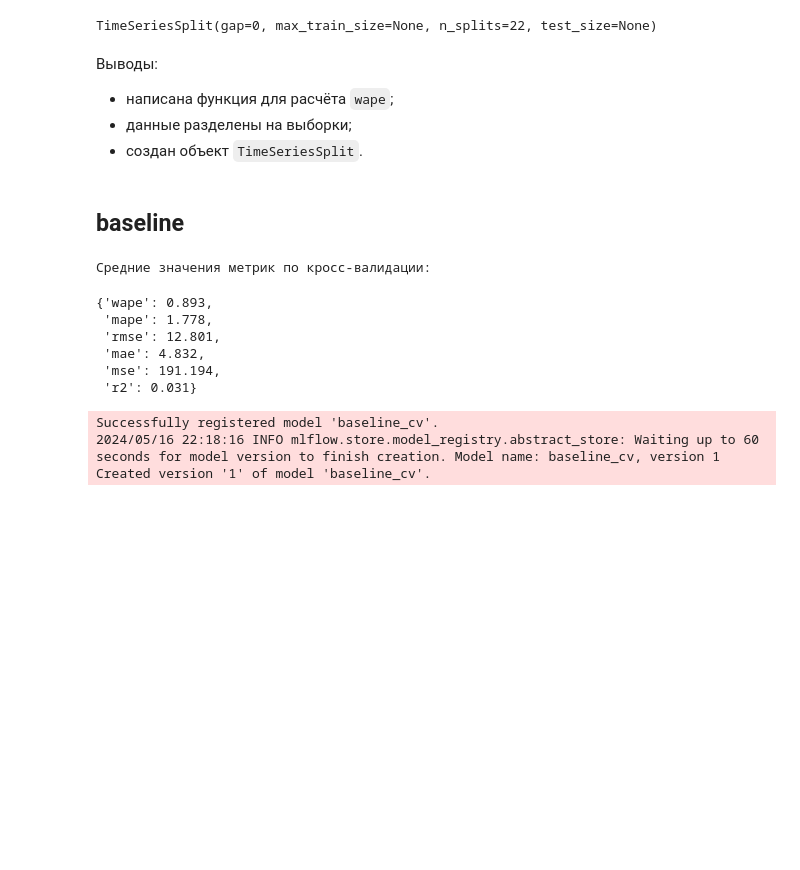
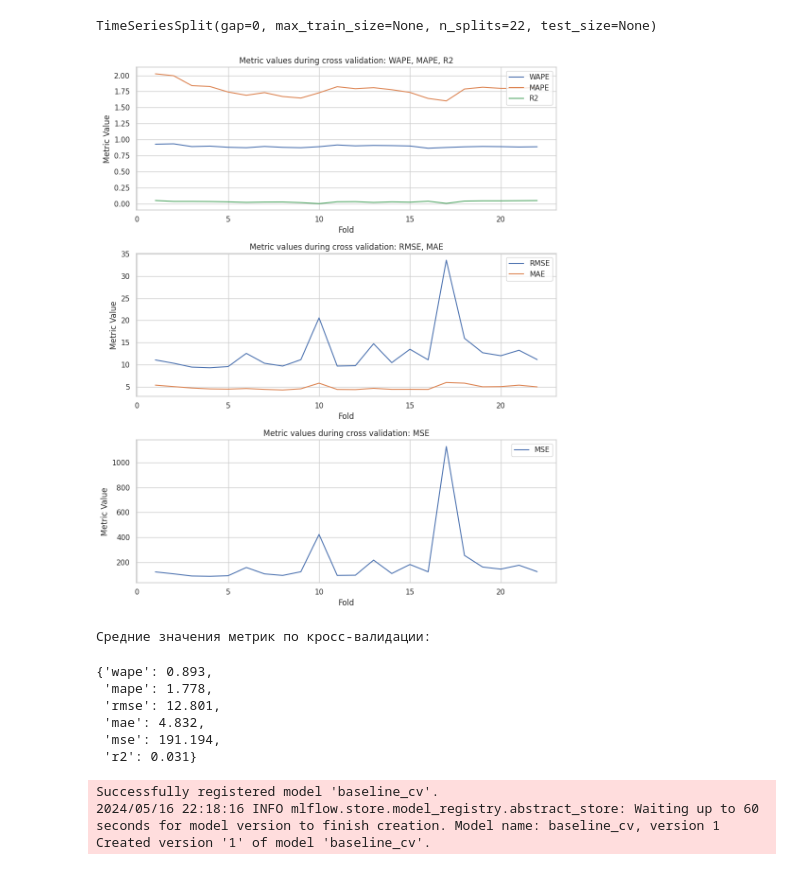
Before and after one commit to denis-42ds/demand_forecast_lenta, a Jupyter notebook: demand_forecast.ipynb, the cells around one changed output. Drawn from its saved outputs; the diff is of its cells as text; code cells hidden in the pictures; blank space fills up the shorter version.

```diff
--- a/demand_forecast.ipynb
+++ b/demand_forecast.ipynb
@@ -802,21 +805,16 @@ tscv = TimeSeriesSplit(n_splits=math.floor(X_train.shape[0] / X_test.shape[0]))
 tscv
 # %% [output]
 TimeSeriesSplit(gap=0, max_train_size=None, n_splits=22, test_size=None)
-# %% [markdown]
-Выводы:
-- написана функция для расчёта `wape`;
-- данные разделены на выборки;
-- создан объект `TimeSeriesSplit`.
-# %% [markdown]
-## baseline
 # %%
 valid_metrics, pipeline = sales_explorer.model_fitting(model_name='Baseline',
                                                        train_features=X_train,
                                                        train_labels=y_train,
+                                                       assets_dir=ASSETS_DIR,
                                                        tscv=tscv,
                                                        params=None,
                                                        params_selection=False)
 # %% [output]
+[figure, added]
 Средние значения метрик по кросс-валидации:
 {'wape': 0.893,
  'mape': 1.778,
```
Also changed, not shown: parts of 48 cells of this notebook, 4 other files.
